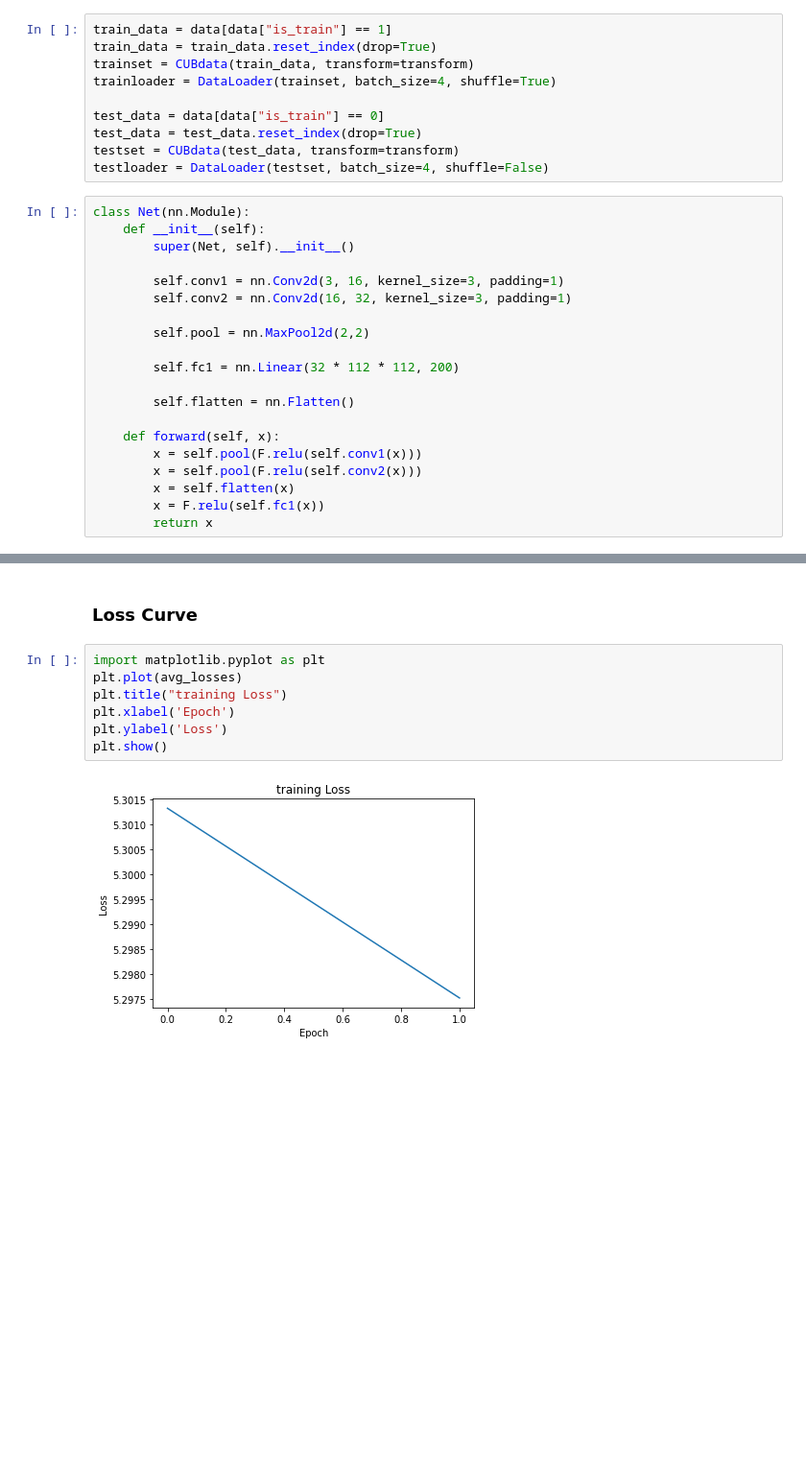
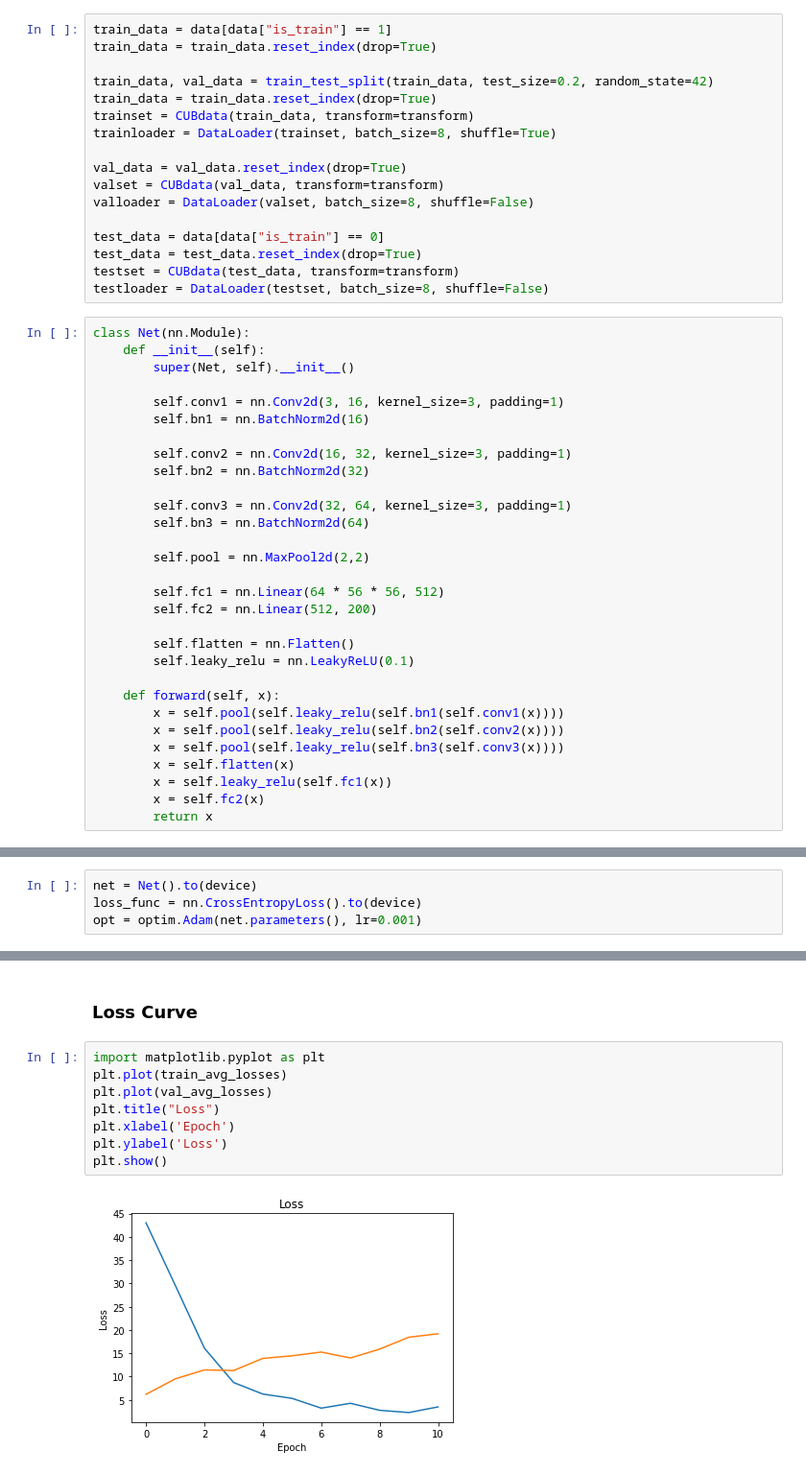
Before and after one commit to AnniLi1212/Fine_Grained_Bird_Classification, a Jupyter notebook: CNN_Classifier_for_CUB_200_2011.ipynb, the cells around one changed output, grey strips where cells are left out. Shown at 96% size. Saved outputs shown, nothing was run; the diff lists cells and outputs as text; blank space fills up the shorter version.

Commit message:
background subtraction, validation and training refined

```diff
--- a/CNN_Classifier_for_CUB_200_2011.ipynb
+++ b/CNN_Classifier_for_CUB_200_2011.ipynb
@@ -156,30 +256,47 @@ plot_images(imagelist, labellist)
 # %%
 train_data = data[data["is_train"] == 1]
 train_data = train_data.reset_index(drop=True)
+
+train_data, val_data = train_test_split(train_data, test_size=0.2, random_state=42)
+train_data = train_data.reset_index(drop=True)
 trainset = CUBdata(train_data, transform=transform)
-trainloader = DataLoader(trainset, batch_size=4, shuffle=True)
+trainloader = DataLoader(trainset, batch_size=8, shuffle=True)
+
+val_data = val_data.reset_index(drop=True)
+valset = CUBdata(val_data, transform=transform)
+valloader = DataLoader(valset, batch_size=8, shuffle=False)
 
 test_data = data[data["is_train"] == 0]
 test_data = test_data.reset_index(drop=True)
 testset = CUBdata(test_data, transform=transform)
-testloader = DataLoader(testset, batch_size=4, shuffle=False)
+testloader = DataLoader(testset, batch_size=8, shuffle=False)
 # %%
 class Net(nn.Module):
     def __init__(self):
         super(Net, self).__init__()
 
         self.conv1 = nn.Conv2d(3, 16, kernel_size=3, padding=1)
+        self.bn1 = nn.BatchNorm2d(16)
+
         self.conv2 = nn.Conv2d(16, 32, kernel_size=3, padding=1)
+        self.bn2 = nn.BatchNorm2d(32)
+
+        self.conv3 = nn.Conv2d(32, 64, kernel_size=3, padding=1)
+        self.bn3 = nn.BatchNorm2d(64)
 
         self.pool = nn.MaxPool2d(2,2)
 
-        self.fc1 = nn.Linear(32 * 112 * 112, 200)
+        self.fc1 = nn.Linear(64 * 56 * 56, 512)
+        self.fc2 = nn.Linear(512, 200)
 
         self.flatten = nn.Flatten()
+        self.leaky_relu = nn.LeakyReLU(0.1)
 
     def forward(self, x):
-        x = self.pool(F.relu(self.conv1(x)))
-        x = self.pool(F.relu(self.conv2(x)))
+        x = self.pool(self.leaky_relu(self.bn1(self.conv1(x))))
+        x = self.pool(self.leaky_relu(self.bn2(self.conv2(x))))
+        x = self.pool(self.leaky_relu(self.bn3(self.conv3(x))))
         x = self.flatten(x)
-        x = F.relu(self.fc1(x))
+        x = self.leaky_relu(self.fc1(x))
+        x = self.fc2(x)
         return x
@@ -192,0 +307,4 @@ opt = optim.SGD(net.parameters(), lr=0.001, momentum=0.9)
+# %%
+net = Net().to(device)
+loss_func = nn.CrossEntropyLoss().to(device)
+opt = optim.Adam(net.parameters(), lr=0.001)
@@ -339,13 +576,14 @@ Confusion matrix:
 ### Loss Curve
 # %%
 import matplotlib.pyplot as plt
-plt.plot(avg_losses)
-plt.title("training Loss")
+plt.plot(train_avg_losses)
+plt.plot(val_avg_losses)
+plt.title("Loss")
 plt.xlabel('Epoch')
 plt.ylabel('Loss')
 plt.show()
 # %% [output]
-[figure, old version]
+[figure, new version]
 # %% [markdown]
 ### Possible improvements:
 on data processing:
```
Also changed, not shown: parts of 30 cells of this notebook.
